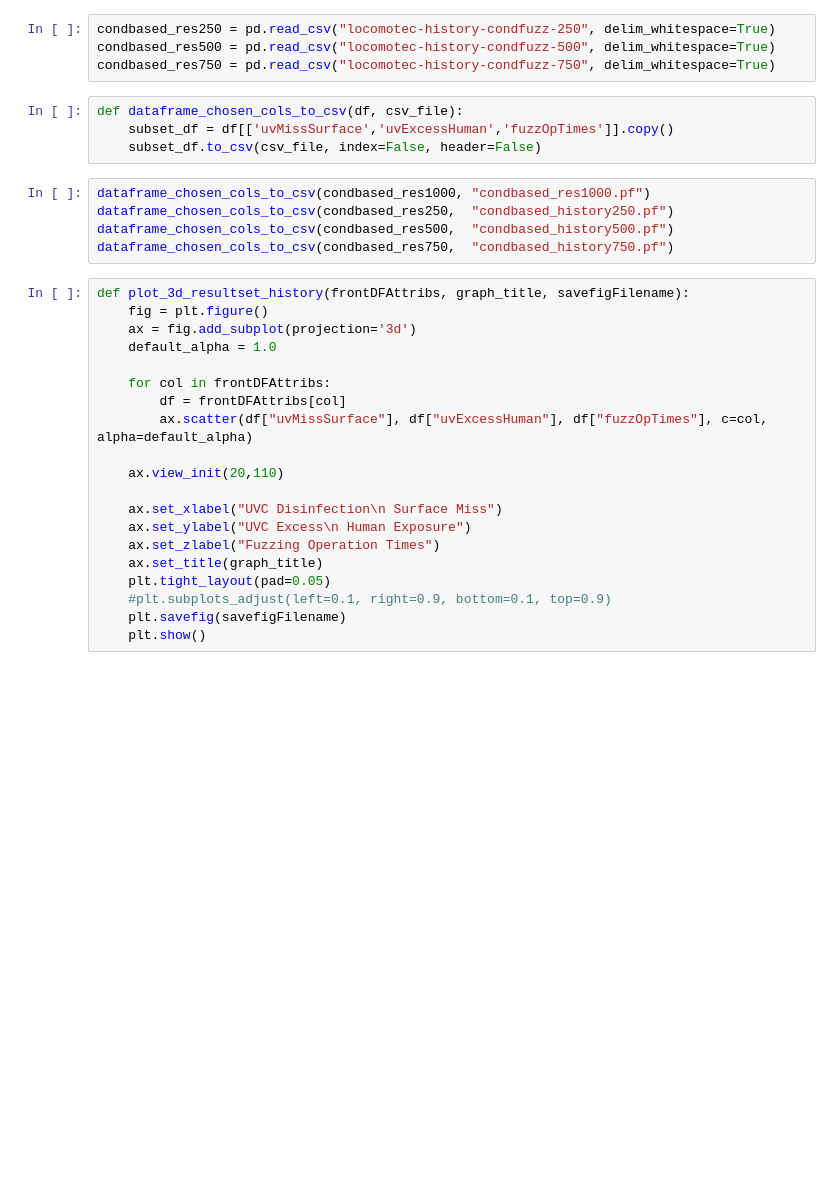
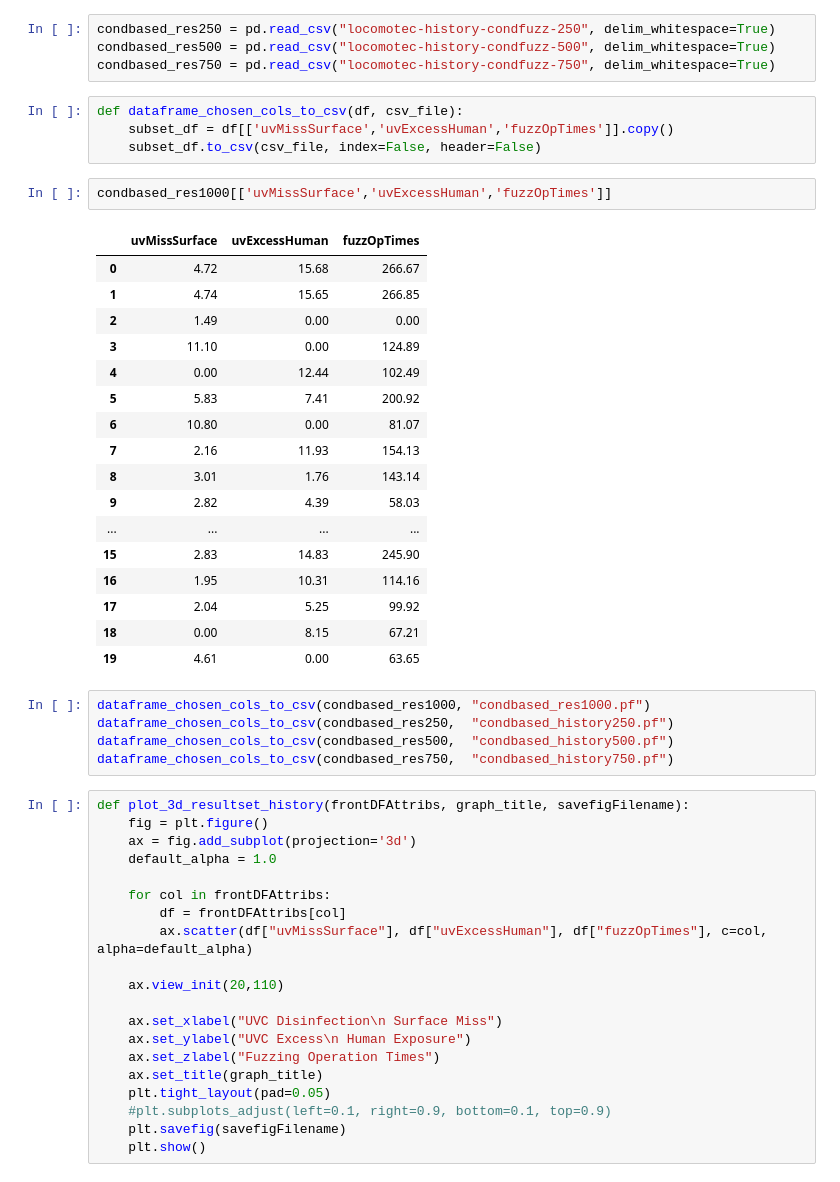
Before and after one commit to sesame-project/simulationBasedTesting, a Jupyter notebook: notebooks/locomotec/python/Locomotec_3DPlot_RQ3_History.ipynb, the cells around one changed output. Cells and saved outputs as stored; diff of their text form; blank space fills up the shorter version.

```diff
--- a/notebooks/locomotec/python/Locomotec_3DPlot_RQ3_History.ipynb
+++ b/notebooks/locomotec/python/Locomotec_3DPlot_RQ3_History.ipynb
@@ -17,6 +39,26 @@ condbased_res750 = pd.read_csv("locomotec-history-condfuzz-750", delim_whitespac
 def dataframe_chosen_cols_to_csv(df, csv_file):
     subset_df = df[['uvMissSurface','uvExcessHuman','fuzzOpTimes']].copy()
     subset_df.to_csv(csv_file, index=False, header=False)
+# %%
+condbased_res1000[['uvMissSurface','uvExcessHuman','fuzzOpTimes']]
+# %% [output]
+|  | uvMissSurface | uvExcessHuman | fuzzOpTimes |
+| 0 | 4.72 | 15.68 | 266.67 |
+| 1 | 4.74 | 15.65 | 266.85 |
+| 2 | 1.49 | 0.00 | 0.00 |
+| 3 | 11.10 | 0.00 | 124.89 |
+| 4 | 0.00 | 12.44 | 102.49 |
+| 5 | 5.83 | 7.41 | 200.92 |
+| 6 | 10.80 | 0.00 | 81.07 |
+| 7 | 2.16 | 11.93 | 154.13 |
+| 8 | 3.01 | 1.76 | 143.14 |
+| 9 | 2.82 | 4.39 | 58.03 |
+| ... | ... | ... | ... |
+| 15 | 2.83 | 14.83 | 245.90 |
+| 16 | 1.95 | 10.31 | 114.16 |
+| 17 | 2.04 | 5.25 | 99.92 |
+| 18 | 0.00 | 8.15 | 67.21 |
+| 19 | 4.61 | 0.00 | 63.65 |
 # %%
 dataframe_chosen_cols_to_csv(condbased_res1000, "condbased_res1000.pf")
 dataframe_chosen_cols_to_csv(condbased_res250,  "condbased_history250.pf")
```
Also changed, not shown: parts of 9 cells of this notebook, 16 other files.
